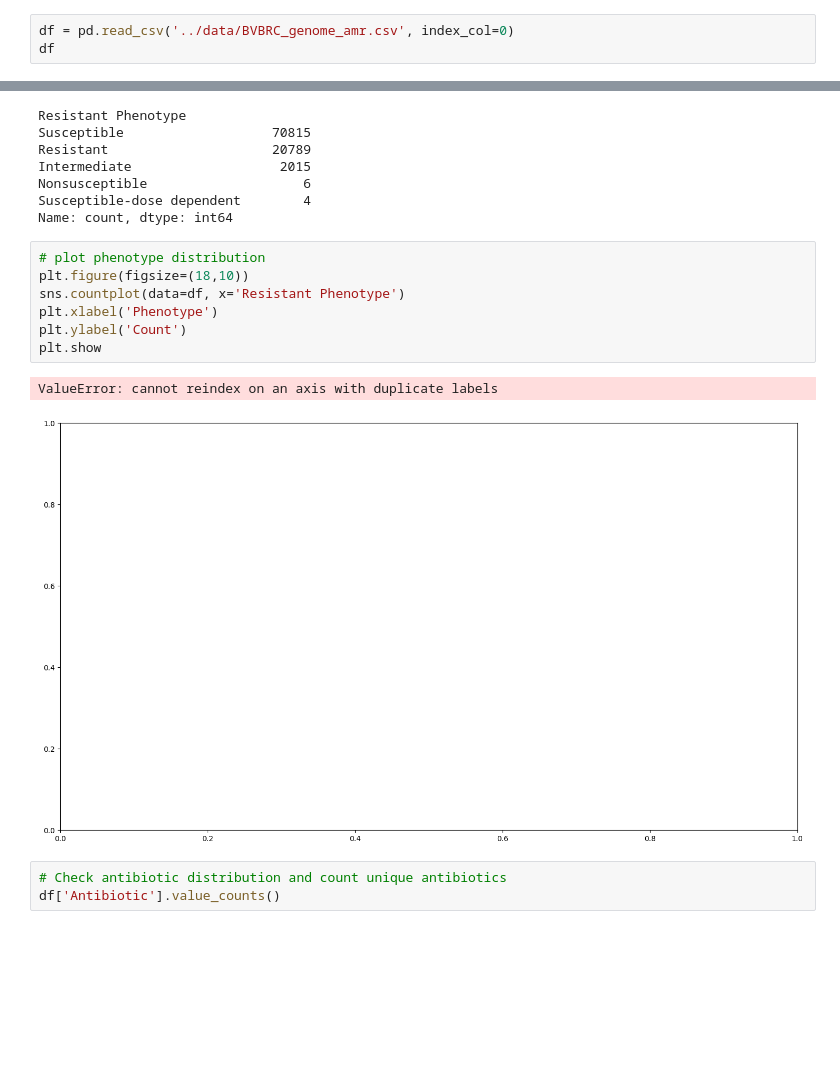
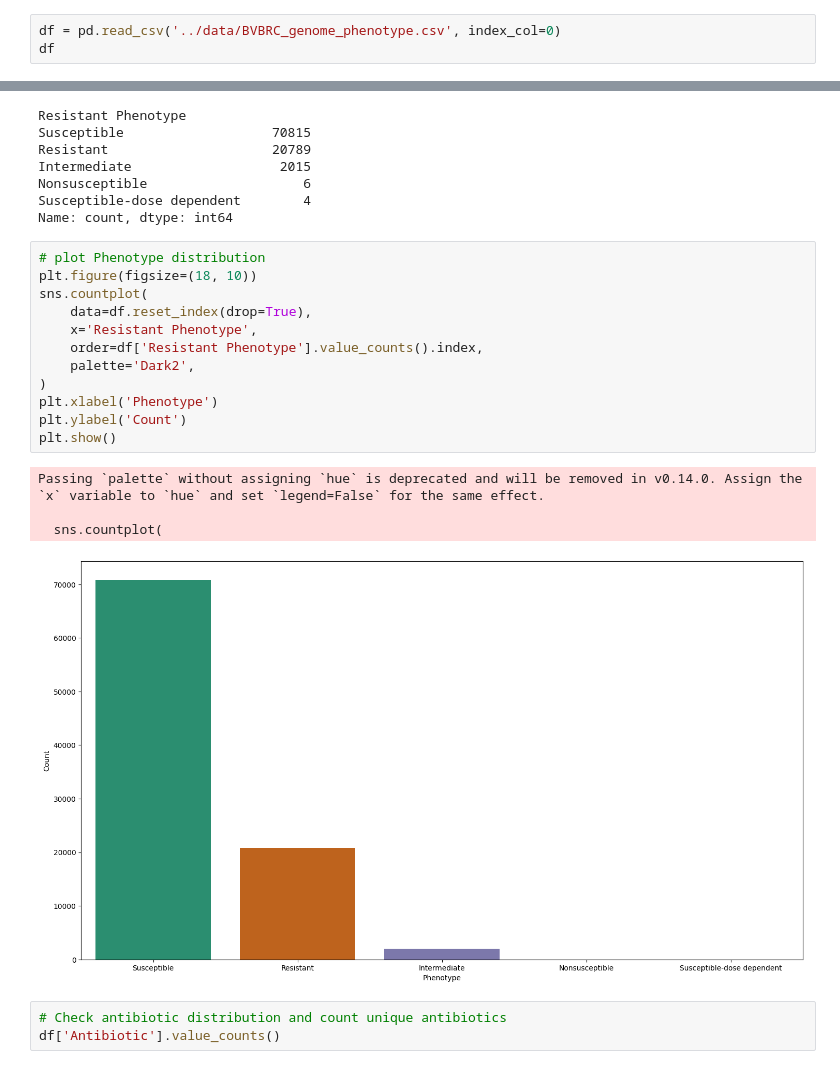
Before and after one commit to Mr-Nnobody/mlAMR-APath, a Jupyter notebook: notebooks/data_collection.ipynb, the cells around one changed output, grey strips where cells are left out. Cells and saved outputs as stored; diff of their text form; blank space fills up the shorter version.

Commit message:
extracting all phenotypic data

```diff
--- a/notebooks/data_collection.ipynb
+++ b/notebooks/data_collection.ipynb
@@ -7,7 +7,7 @@ import matplotlib.pyplot as plt
 # %% [output]
 Using matplotlib backend: module://matplotlib_inline.backend_inline
 # %%
-df = pd.read_csv('../data/BVBRC_genome_amr.csv', index_col=0)
+df = pd.read_csv('../data/BVBRC_genome_phenotype.csv', index_col=0)
 df
 # %% [output]
 |  | Genome ID | Genome Name | Antibiotic | Resistant Phenotype | Measurement | Measurement Sign | ... |
@@ -56,15 +56,22 @@ Nonsusceptible                    6
 Susceptible-dose dependent        4
 Name: count, dtype: int64
 # %%
-# plot phenotype distribution
-plt.figure(figsize=(18,10))
-sns.countplot(data=df, x='Resistant Phenotype')
+# plot Phenotype distribution
+plt.figure(figsize=(18, 10))
+sns.countplot(
+    data=df.reset_index(drop=True),
+    x='Resistant Phenotype',
+    order=df['Resistant Phenotype'].value_counts().index,
+    palette='Dark2',
+)
 plt.xlabel('Phenotype')
 plt.ylabel('Count')
-plt.show
+plt.show()
 # %% [output]
-ValueError: cannot reindex on an axis with duplicate labels
+Passing `palette` without assigning `hue` is deprecated and will be removed in v0.14.0. Assign the `x` variable to `hue` and set `legend=False` for the same effect.
+
+  sns.countplot(
-[figure, old version]
+[figure, new version]
 # %%
 # Check antibiotic distribution and count unique antibiotics
 df['Antibiotic'].value_counts()
```
Also changed, not shown: parts of 24 cells of this notebook, 33 other files.
